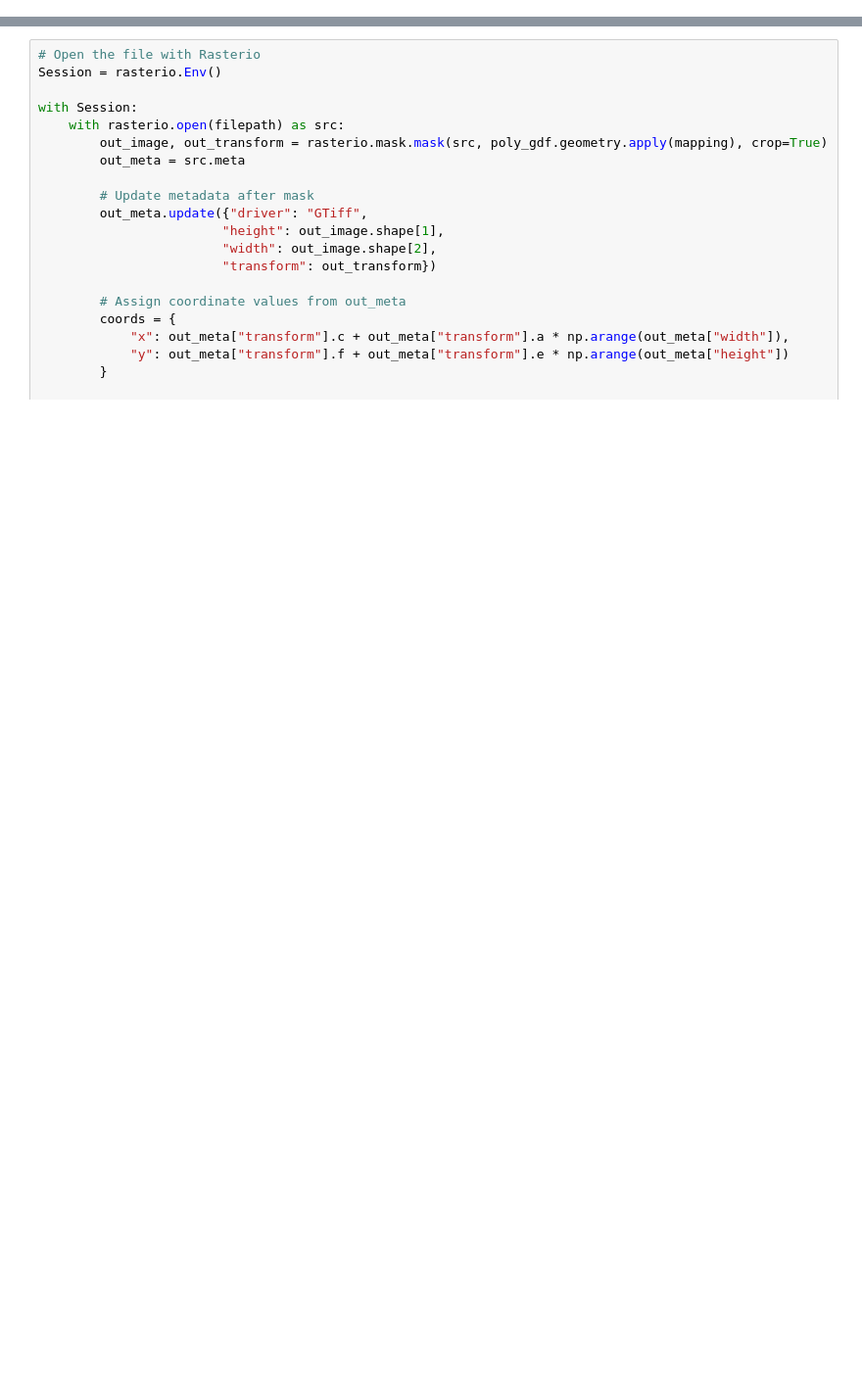
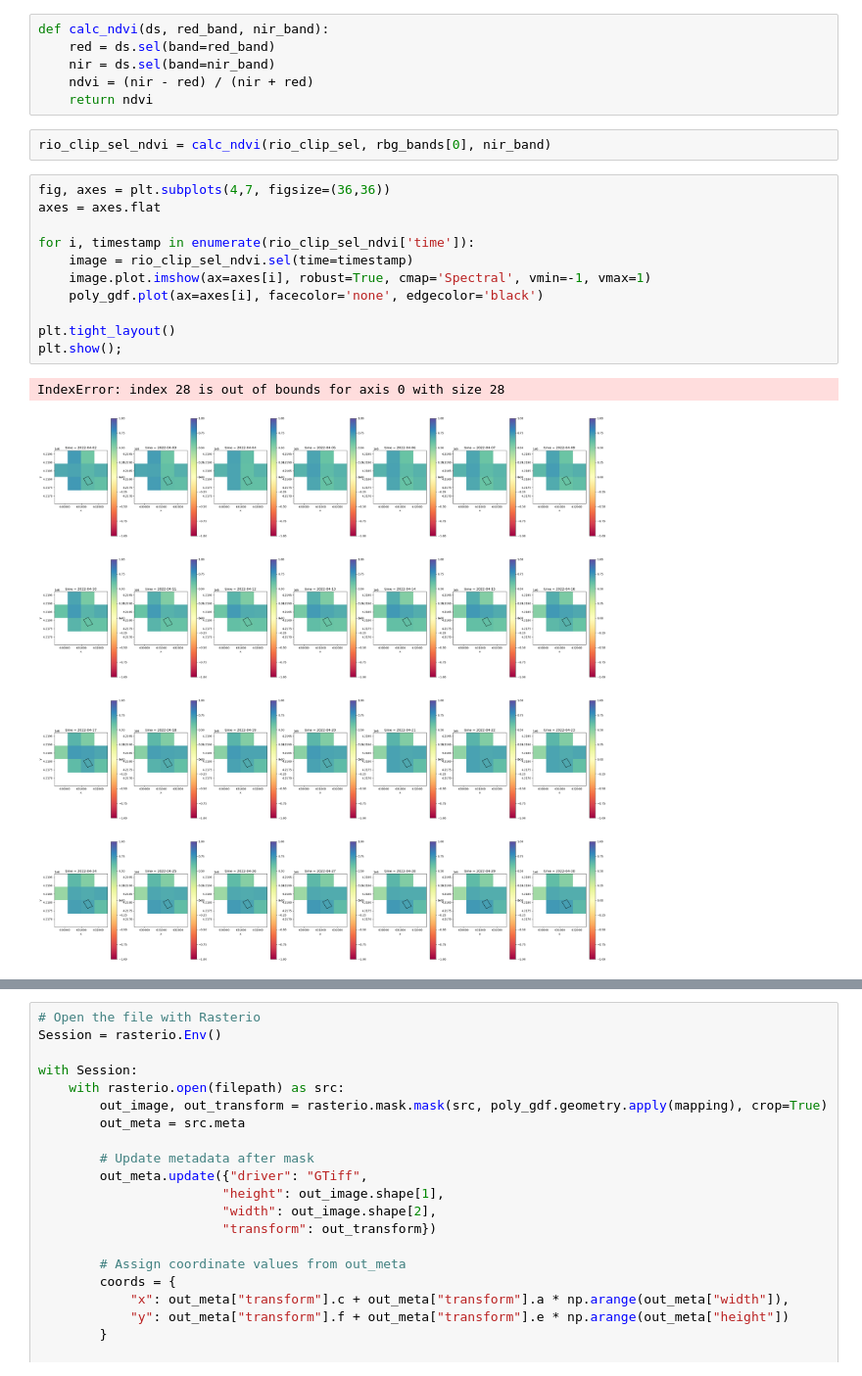
Before and after one commit to eanderson-ei/lst-crop-stress-capstone, a Jupyter notebook: exploratory/plotting-exploration.ipynb, the cells around one changed output, grey strips where cells are left out. Shown at 98% size. Cells and saved outputs as stored; diff of their text form; blank space fills up the shorter version.

```diff
--- a/exploratory/plotting-exploration.ipynb
+++ b/exploratory/plotting-exploration.ipynb
@@ -199,0 +368,22 @@ Coordinates:
+# %%
+def calc_ndvi(ds, red_band, nir_band):
+    red = ds.sel(band=red_band)
+    nir = ds.sel(band=nir_band)
+    ndvi = (nir - red) / (nir + red)
+    return ndvi
+# %%
+rio_clip_sel_ndvi = calc_ndvi(rio_clip_sel, rbg_bands[0], nir_band)
+# %%
+fig, axes = plt.subplots(4,7, figsize=(36,36))
+axes = axes.flat
+
+for i, timestamp in enumerate(rio_clip_sel_ndvi['time']):
+    image = rio_clip_sel_ndvi.sel(time=timestamp)
+    image.plot.imshow(ax=axes[i], robust=True, cmap='Spectral', vmin=-1, vmax=1)
+    poly_gdf.plot(ax=axes[i], facecolor='none', edgecolor='black')
+
+plt.tight_layout()
+plt.show();
+# %% [output]
+IndexError: index 28 is out of bounds for axis 0 with size 28
+[figure, added]
```
Also changed, not shown: parts of 55 cells of this notebook, 7 other files.
